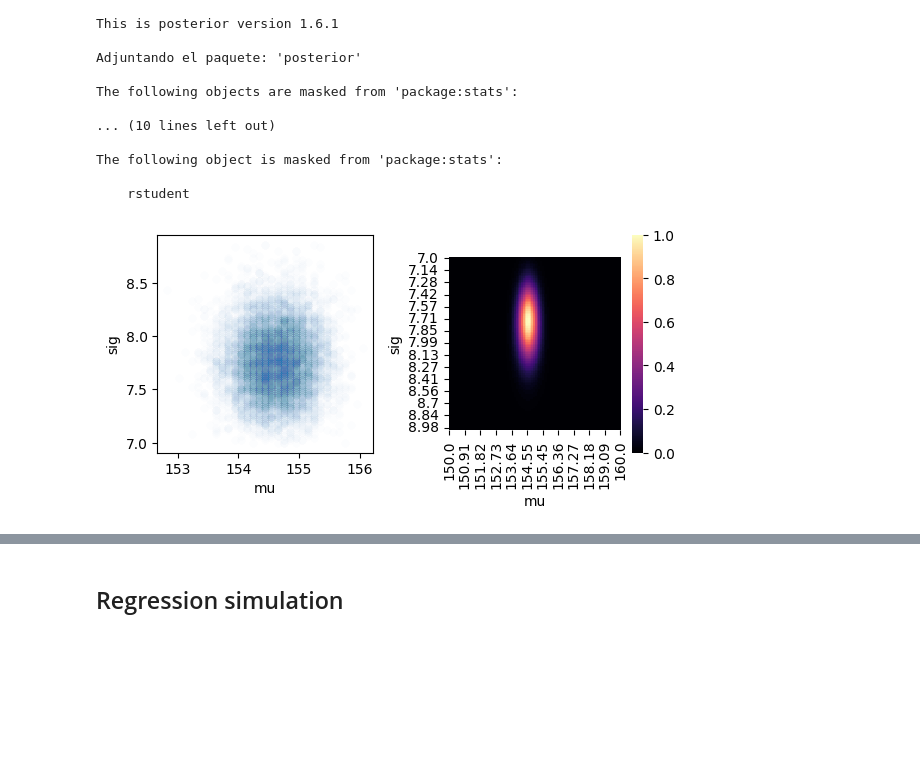
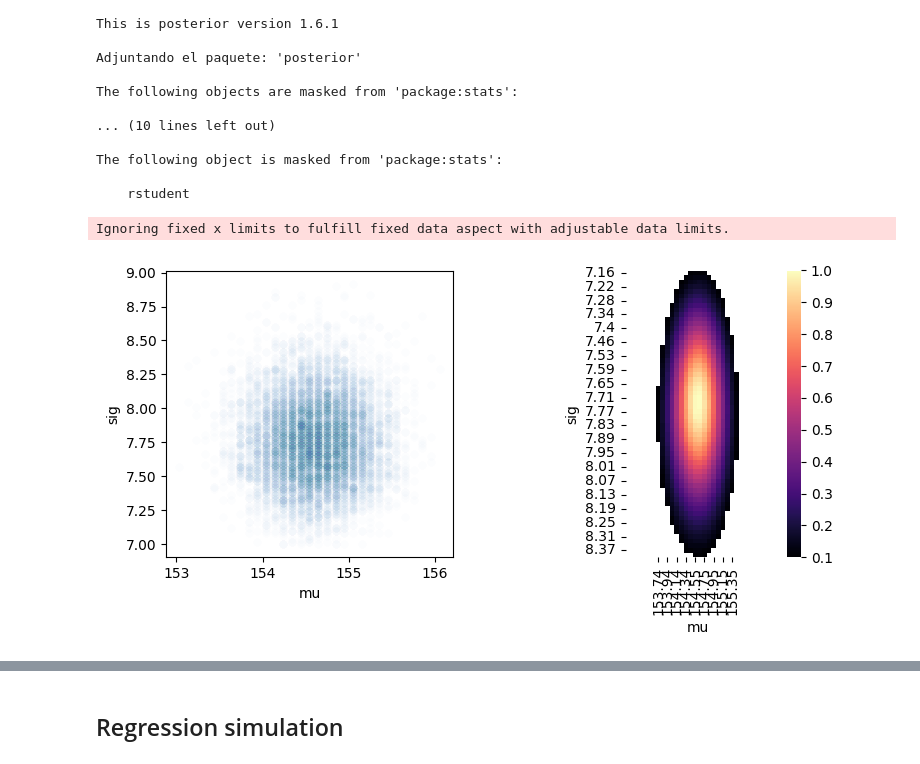
Before and after one commit to chrisdewa/christats, a Jupyter notebook: notebooks/rethinking/chatp4.ipynb, the cells around one changed output, grey strips where cells are left out. Saved outputs shown, nothing was run; the diff lists cells and outputs as text; code cells hidden in the pictures; blank space fills up the shorter version.

```diff
--- a/notebooks/rethinking/chatp4.ipynb
+++ b/notebooks/rethinking/chatp4.ipynb
@@ -127,36 +127,39 @@ post['lmu'] = Lf(post.mu, 178, 20)
 post['lsig'] = stats.uniform.logpdf(
   post.sig, 0, 50
 )
 post['prod'] = (
   post.LL + post.lmu + post.lsig
 )
 
 post['prob'] = np.exp(
   post['prod'] - max(post['prod'])
 )
 
 samples = post.sample(
   weights='prob',
   n=int(1e4),
   replace=True
 )
 
 import matplotlib.pyplot as plt
 import seaborn as sns
 
-_, (ax1, ax2) = plt.subplots(1,2, figsize=(6, 3))
+_, (ax1, ax2) = plt.subplots(1,2, figsize=(8, 4), )
 sns.scatterplot(samples, x='mu', y='sig', alpha=0.01, ax=ax1)
+ax1.set_box_aspect(1)
 piv = (
-    post
+    post.query('prob >= 0.1')
     .round(2)
     .pivot(index='sig', columns='mu', values='prob')
 )
 
 sns.heatmap(piv, ax=ax2, cmap='magma', square=True, antialiased=True)
+ax2.set_box_aspect(2)
 plt.tight_layout()
 plt.show()
 # %% [output]
+Ignoring fixed x limits to fulfill fixed data aspect with adjustable data limits.
-[figure, old version]
+[figure, new version]
 # %%
 g = sns.JointGrid(
     data=samples,
```
Also changed, not shown: parts of 3 cells of this notebook.
